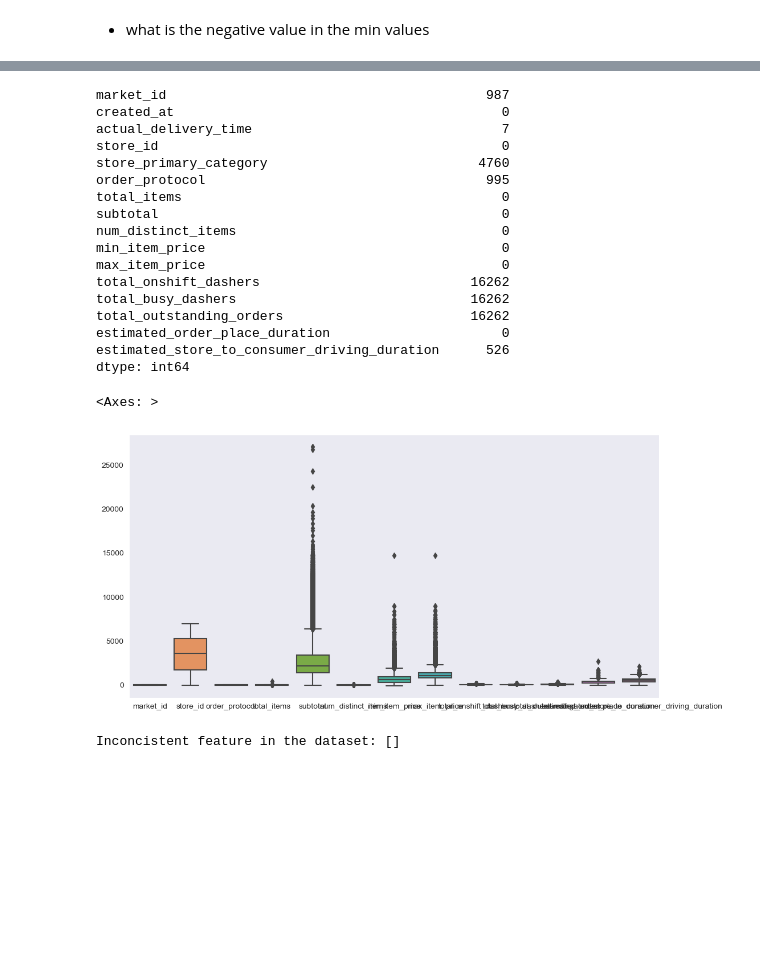
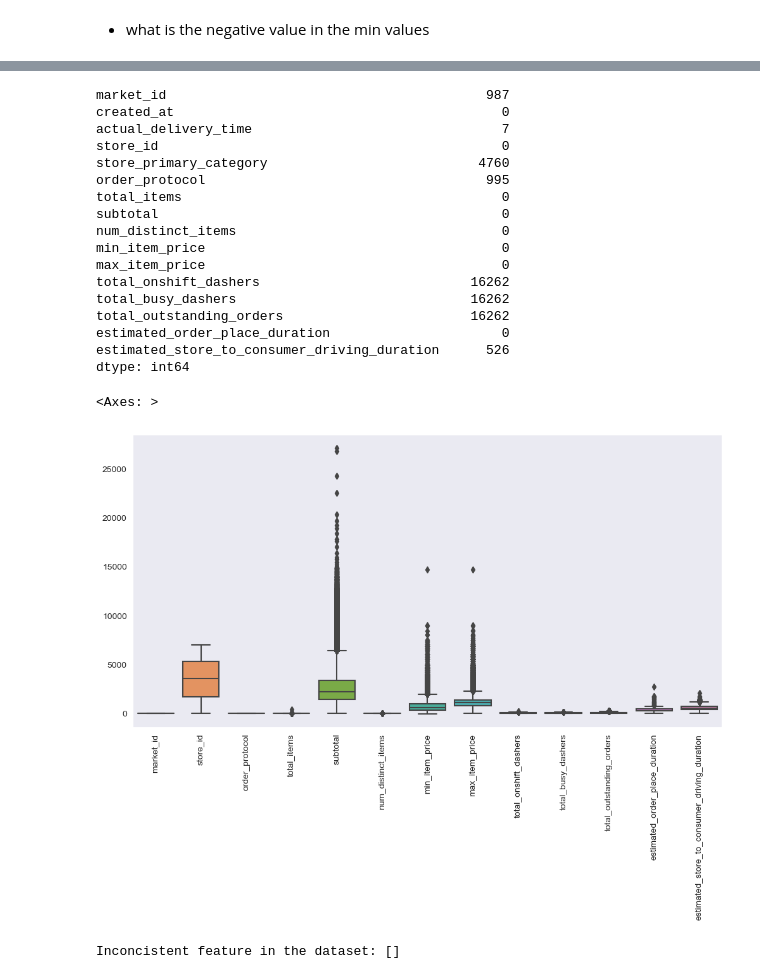
Before and after one commit to Senayitalazarb/DeliveryPredictionModel, a Jupyter notebook: Door_dash.ipynb, the cells around one changed output, grey strips where cells are left out. Cells and saved outputs as stored; diff of their text form; code cells hidden in the pictures; blank space fills up the shorter version.

```diff
--- a/Door_dash.ipynb
+++ b/Door_dash.ipynb
@@ -107,31 +111,32 @@ df.describe()
 # %%
 # Check for missing values
 print(df.isnull().sum())
 
 # Visualize boxplots for each column
 figure=  plt.figure(figsize= (12, 6))
+plt.xticks(rotation = 90)
 sns.set_style('dark')
 sns.boxplot(data=df) ## Checking for outliers
 # %% [output]
 market_id                                         987
 created_at                                          0
 actual_delivery_time                                7
 store_id                                            0
 store_primary_category                           4760
 order_protocol                                    995
 total_items                                         0
 subtotal                                            0
 num_distinct_items                                  0
 min_item_price                                      0
 max_item_price                                      0
 total_onshift_dashers                           16262
 total_busy_dashers                              16262
 total_outstanding_orders                        16262
 estimated_order_place_duration                      0
 estimated_store_to_consumer_driving_duration      526
 dtype: int64
 <Axes: >
-[figure, old version]
+[figure, new version]
 # %%
 # Check for inconsistencies
 inconsistencies = []
```
Also changed, not shown: parts of 59 cells of this notebook.
